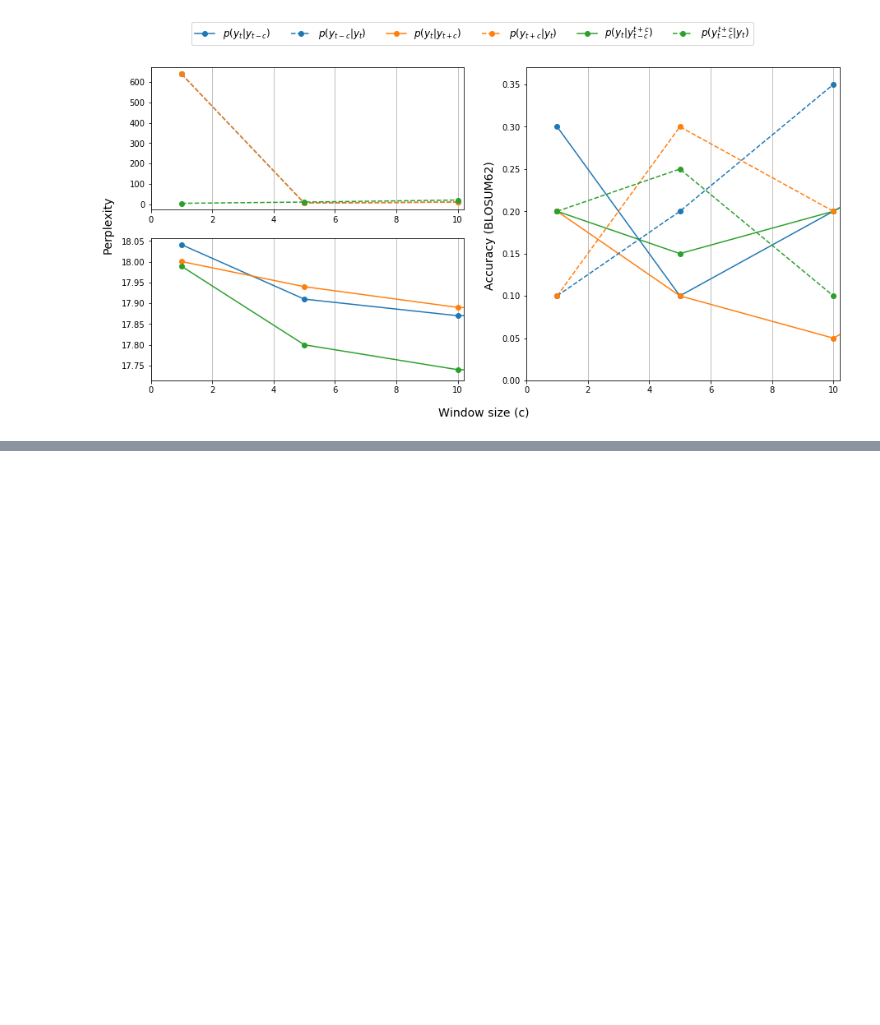
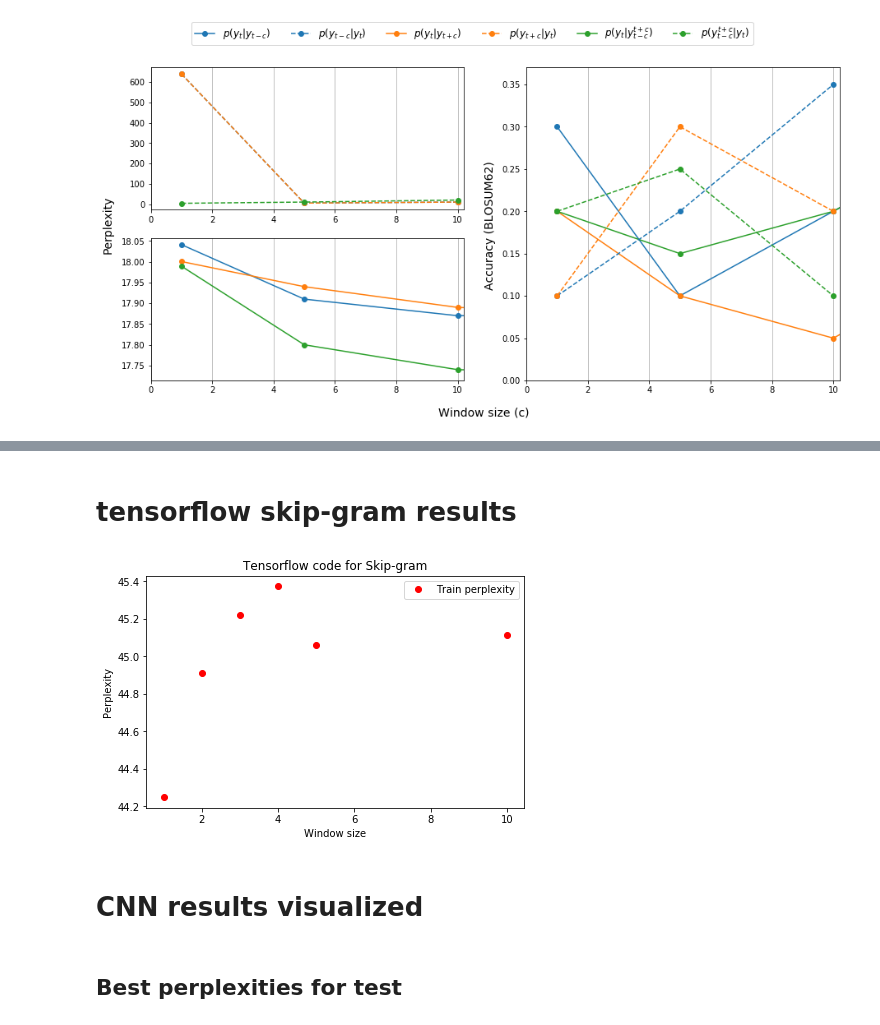
Before and after one commit to mari756h/The_unemployed_cells, a Jupyter notebook: notebooks/Visualize.ipynb, the cells around one changed output, grey strips where cells are left out. Drawn from its saved outputs; the diff is of its cells as text; code cells hidden in the pictures; blank space fills up the shorter version.

```diff
--- a/notebooks/Visualize.ipynb
+++ b/notebooks/Visualize.ipynb
@@ -123,0 +253,14 @@ plt.savefig(wkdir+'performances.pdf', dpi=1000)
+# %% [markdown]
+# tensorflow skip-gram results
+# %%
+df_cnn = pd.read_excel(wkdir+'results_loss_perp_acc.xlsx', sheet_name='tensorflow')
+df_cnn.plot(x="window", y="Train perplexity", c=data_colors["Train"], marker='o', linestyle="None")
+plt.tight_layout()
+plt.xlabel("Window size")
+plt.ylabel("Perplexity")
+plt.title("Tensorflow code for Skip-gram")
+plt.savefig("../data/skipgram_tf.png")
+# %% [output]
+[figure, added]
+# %% [markdown]
+# CNN results visualized
@@ -123,0 +270,2 @@ plt.savefig(wkdir+'performances.pdf', dpi=1000)
+# %% [markdown]
+## Best perplexities for test
```
Also changed, not shown: parts of 19 cells of this notebook, 3 other files.
